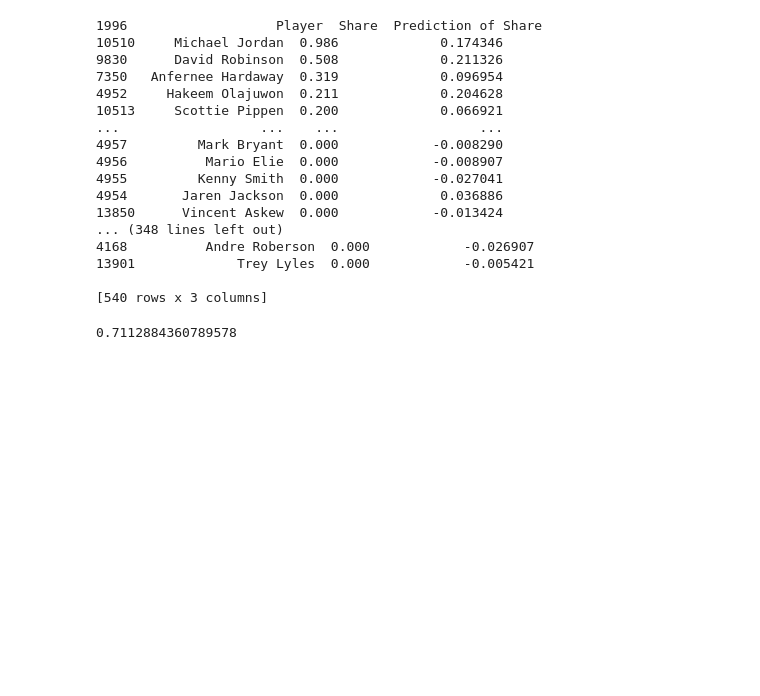
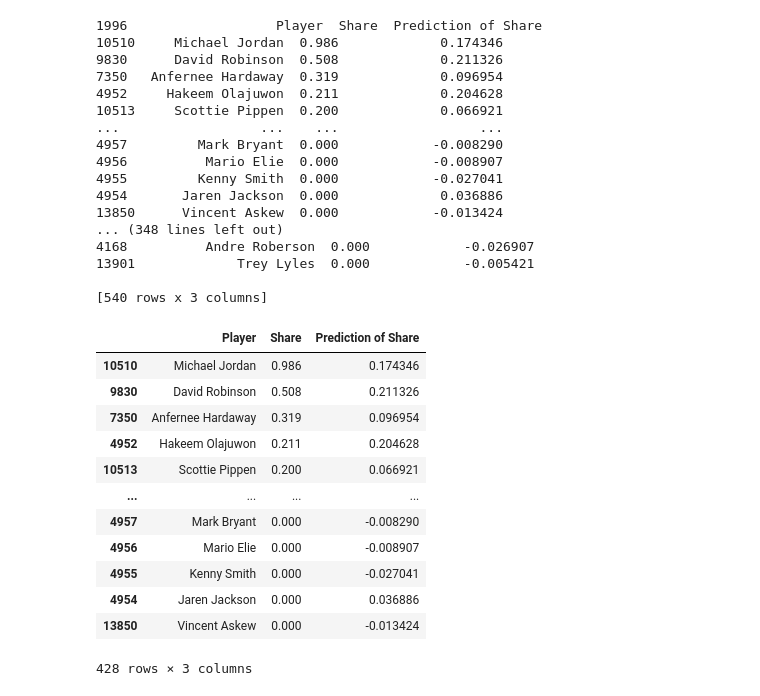
Before and after one commit to mugilan6379/Predict-NBA-MVP, a Jupyter notebook: predict_mvp.ipynb, the cells around one changed output. Cells and saved outputs as stored; diff of their text form; code cells hidden in the pictures; blank space fills up the shorter version.

```diff
--- a/predict_mvp.ipynb
+++ b/predict_mvp.ipynb
@@ -216,5 +216,19 @@ for year in years[5:]:
 [540 rows x 3 columns]
 # %%
 sum(aps)/len(aps)
+
+(all_predictions[0])
 # %% [output]
+|  | Player | Share | Prediction of Share |
+| 10510 | Michael Jordan | 0.986 | 0.174346 |
+| 9830 | David Robinson | 0.508 | 0.211326 |
+| 7350 | Anfernee Hardaway | 0.319 | 0.096954 |
+| 4952 | Hakeem Olajuwon | 0.211 | 0.204628 |
+| 10513 | Scottie Pippen | 0.200 | 0.066921 |
+| ... | ... | ... | ... |
+| 4957 | Mark Bryant | 0.000 | -0.008290 |
+| 4956 | Mario Elie | 0.000 | -0.008907 |
+| 4955 | Kenny Smith | 0.000 | -0.027041 |
+| 4954 | Jaren Jackson | 0.000 | 0.036886 |
+| 13850 | Vincent Askew | 0.000 | -0.013424 |
-0.7112884360789578
+428 rows × 3 columns
```
Also changed, not shown: parts of 12 cells of this notebook.
